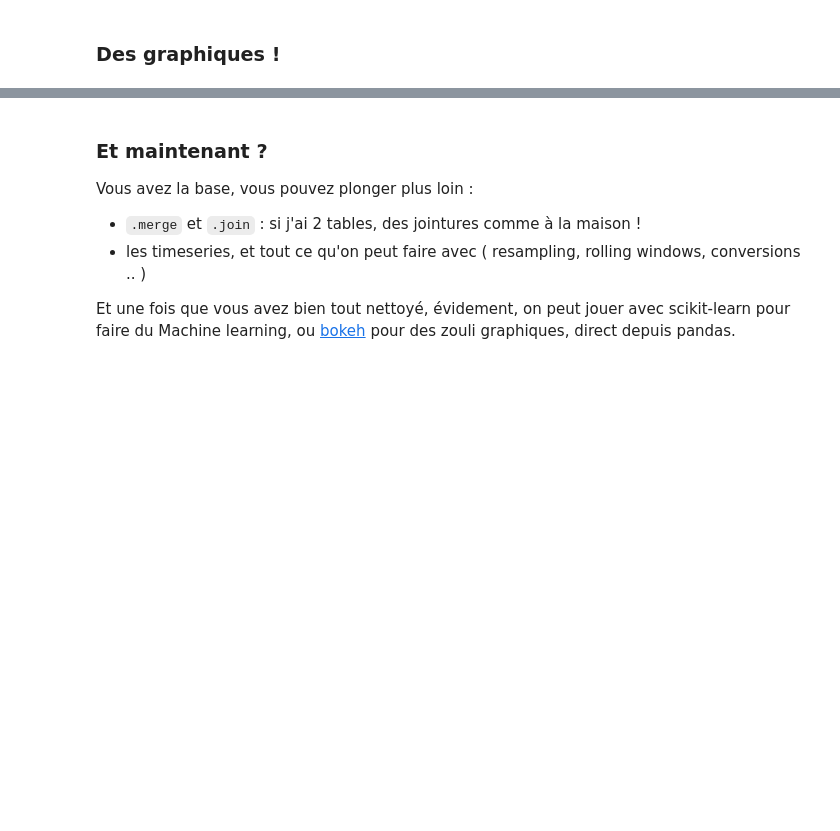
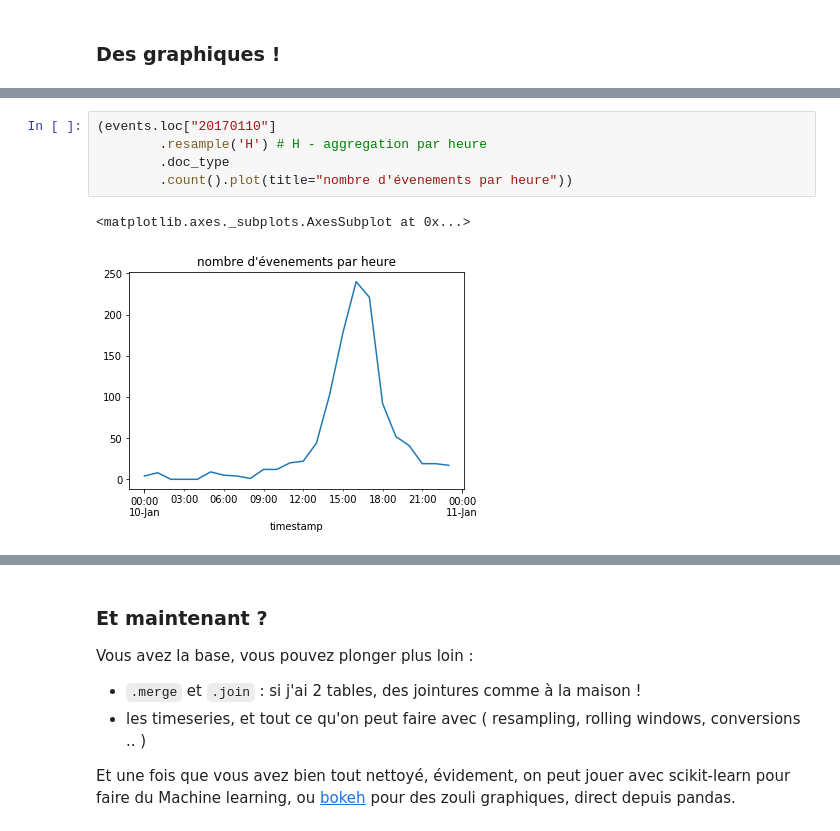
Before and after one commit to flo-dhalluin/python-pandas-talk, a Jupyter notebook: pandas-talk.ipynb, the cells around one changed output, grey strips where cells are left out. Cells and saved outputs as stored; diff of their text form; blank space fills up the shorter version.

```diff
--- a/pandas-talk.ipynb
+++ b/pandas-talk.ipynb
@@ -161,0 +308,8 @@ submission_counts.describe()
+# %%
+(events.loc["20170110"]
+        .resample('H') # H - aggregation par heure
+        .doc_type
+        .count().plot(title="nombre d'évenements par heure"))
+# %% [output]
+<matplotlib.axes._subplots.AxesSubplot at 0x...>
+[figure, added]
```
Also changed, not shown: parts of 22 cells of this notebook.
